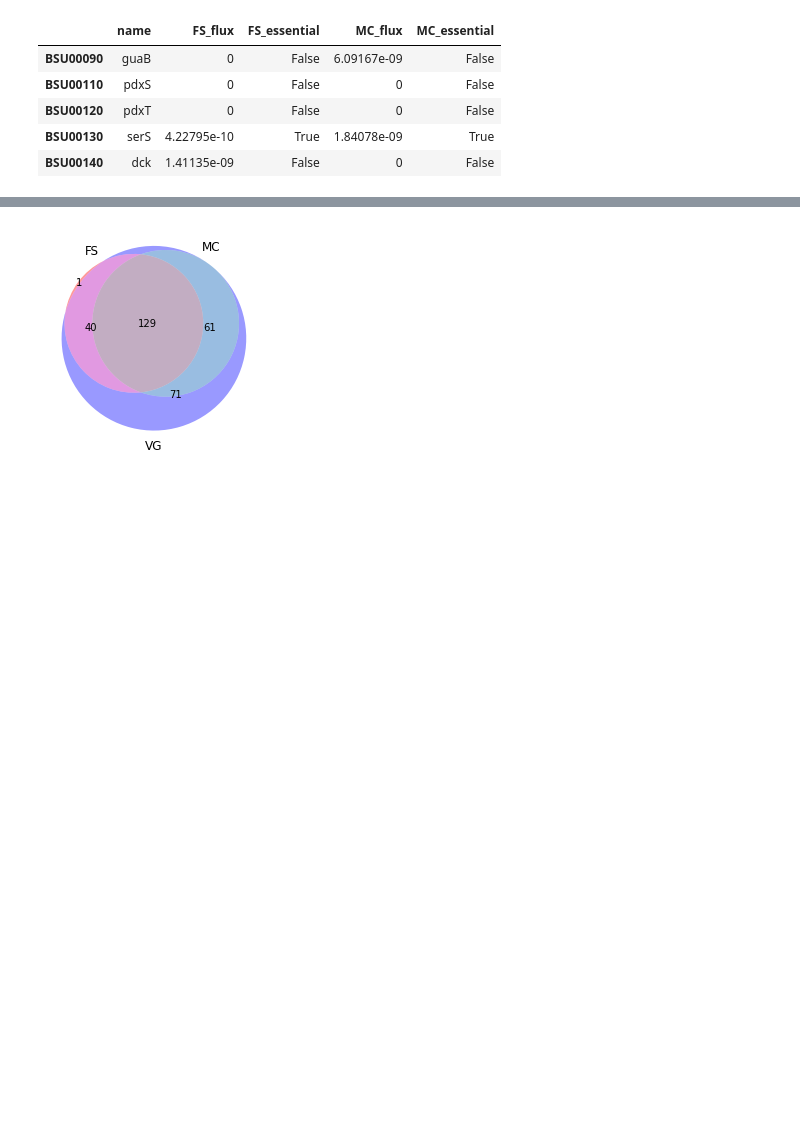
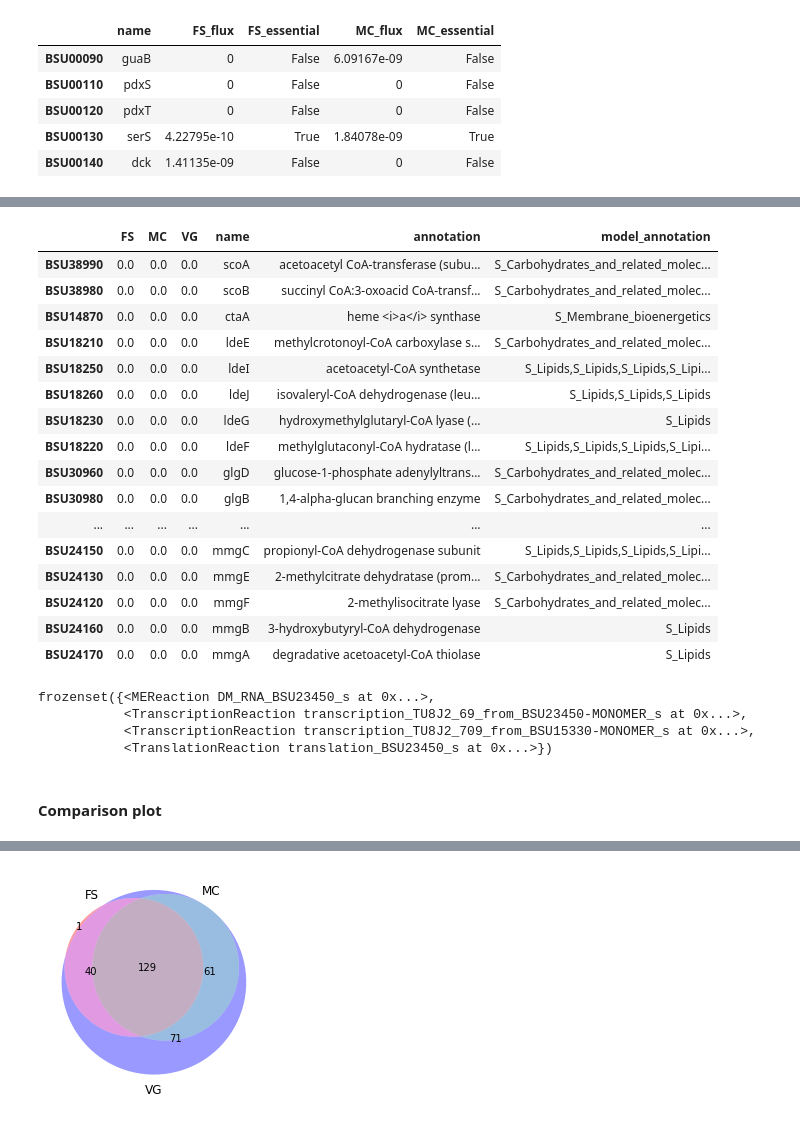
Before and after one commit to jdtibochab/sporeme, a Jupyter notebook: bacillusme/analysis/spore/sporulation_essentiality-spoAQ.ipynb, the cells around one changed output, grey strips where cells are left out. Cells and saved outputs as stored; diff of their text form; code cells hidden in the pictures; blank space fills up the shorter version.

```diff
--- a/bacillusme/analysis/spore/sporulation_essentiality-spoAQ.ipynb
+++ b/bacillusme/analysis/spore/sporulation_essentiality-spoAQ.ipynb
@@ -278,0 +289,9 @@ c = get_comparison([FS_es,MC_es,VG_es],annotation=complexes,names=['FS','MC','VG
+# %%
+genes = []
+for r in sporeme.metabolites.query("CPLX8J2-58")[0].reactions:
+    if not isinstance(r,cobrame.core.reaction.TranscriptionReaction):
+        continue
+    for m,_ in r.metabolites.items():
+        if not isinstance(m, cobrame.core.component.TranscribedGene):
+            continue
+        genes.append(m.id.split("RNA_")[1])
@@ -278,0 +320,9 @@ c = get_comparison([FS_es,MC_es,VG_es],annotation=complexes,names=['FS','MC','VG
+# %%
+genes = []
+for r in sporeme.metabolites.query("CPLX8J2-61")[0].reactions:
+    if not isinstance(r,cobrame.core.reaction.TranscriptionReaction):
+        continue
+    for m,_ in r.metabolites.items():
+        if not isinstance(m, cobrame.core.component.TranscribedGene):
+            continue
+        genes.append(m.id.split("RNA_")[1])
@@ -279,3 +349,32 @@ c = get_comparison([FS_es,MC_es,VG_es],annotation=complexes,names=['FS','MC','VG
+# %%
+c.loc[[i for i in genes if i in c.index]]
+# %% [output]
+|  | FS | MC | VG | name | annotation | model_annotation |
+| BSU38990 | 0.0 | 0.0 | 0.0 | scoA | acetoacetyl CoA-transferase (subu... | S_Carbohydrates_and_related_molec... |
+| BSU38980 | 0.0 | 0.0 | 0.0 | scoB | succinyl CoA:3-oxoacid CoA-transf... | S_Carbohydrates_and_related_molec... |
+| BSU14870 | 0.0 | 0.0 | 0.0 | ctaA | heme <i>a</i> synthase | S_Membrane_bioenergetics |
+| BSU18210 | 0.0 | 0.0 | 0.0 | ldeE | methylcrotonoyl-CoA carboxylase s... | S_Carbohydrates_and_related_molec... |
+| BSU18250 | 0.0 | 0.0 | 0.0 | ldeI | acetoacetyl-CoA synthetase | S_Lipids,S_Lipids,S_Lipids,S_Lipi... |
+| BSU18260 | 0.0 | 0.0 | 0.0 | ldeJ | isovaleryl-CoA dehydrogenase (leu... | S_Lipids,S_Lipids,S_Lipids |
+| BSU18230 | 0.0 | 0.0 | 0.0 | ldeG | hydroxymethylglutaryl-CoA lyase (... | S_Lipids |
+| BSU18220 | 0.0 | 0.0 | 0.0 | ldeF | methylglutaconyl-CoA hydratase (l... | S_Lipids,S_Lipids,S_Lipids,S_Lipi... |
+| BSU30960 | 0.0 | 0.0 | 0.0 | glgD | glucose-1-phosphate adenylyltrans... | S_Carbohydrates_and_related_molec... |
+| BSU30980 | 0.0 | 0.0 | 0.0 | glgB | 1,4-alpha-glucan branching enzyme | S_Carbohydrates_and_related_molec... |
+| ... | ... | ... | ... | ... | ... | ... |
+| BSU24150 | 0.0 | 0.0 | 0.0 | mmgC | propionyl-CoA dehydrogenase subunit | S_Lipids,S_Lipids,S_Lipids,S_Lipi... |
+| BSU24130 | 0.0 | 0.0 | 0.0 | mmgE | 2-methylcitrate dehydratase (prom... | S_Carbohydrates_and_related_molec... |
+| BSU24120 | 0.0 | 0.0 | 0.0 | mmgF | 2-methylisocitrate lyase | S_Carbohydrates_and_related_molec... |
+| BSU24160 | 0.0 | 0.0 | 0.0 | mmgB | 3-hydroxybutyryl-CoA dehydrogenase | S_Lipids |
+| BSU24170 | 0.0 | 0.0 | 0.0 | mmgA | degradative acetoacetyl-CoA thiolase | S_Lipids |
+# %%
+sporeme.metabolites.RNA_BSU23450_s.reactions
+# %% [output]
+frozenset({<MEReaction DM_RNA_BSU23450_s at 0x...>,
+           <TranscriptionReaction transcription_TU8J2_69_from_BSU23450-MONOMER_s at 0x...>,
+           <TranscriptionReaction transcription_TU8J2_709_from_BSU15330-MONOMER_s at 0x...>,
+           <TranslationReaction translation_BSU23450_s at 0x...>})
+# %% [markdown]
+#### Comparison plot
 # %%
 print(c[['FS','MC','VG']].sum())
 c[['FS','MC','VG']].sum().plot.bar(figsize=(4,4))
```
Also changed, not shown: parts of 13 cells of this notebook, 17 other files.
